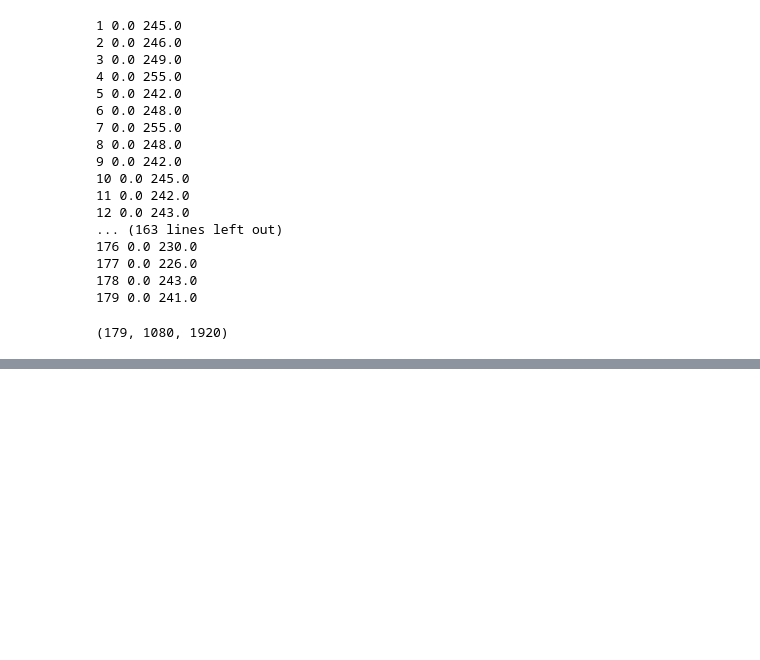
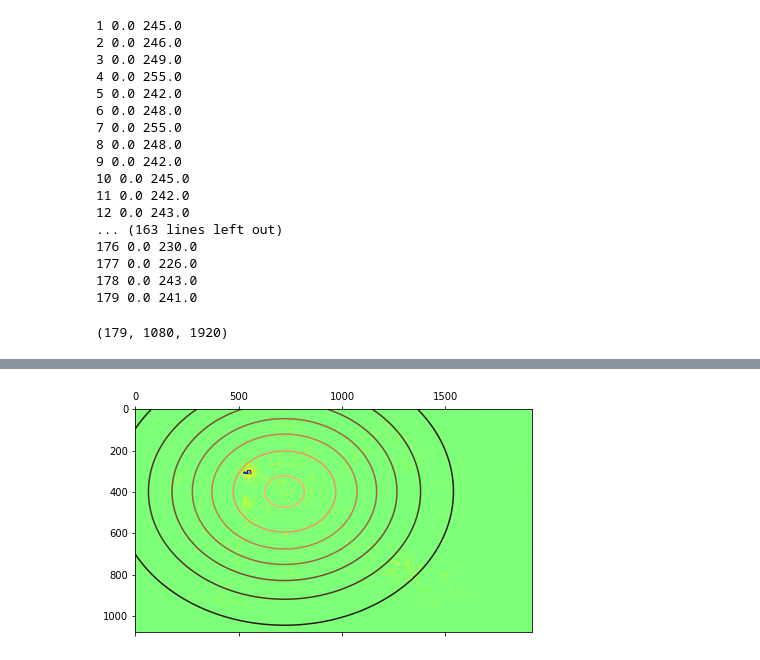
Before and after one commit to nuru-nu/moyo, a Jupyter notebook: notebooks/pixel_mapping.ipynb, the cells around one changed output, grey strips where cells are left out. Cells and saved outputs as stored; diff of their text form; code cells hidden in the pictures; blank space fills up the shorter version.

Commit message:
Parameters tuned mapping looking good.

```diff
--- a/notebooks/pixel_mapping.ipynb
+++ b/notebooks/pixel_mapping.ipynb
@@ -141,0 +177,11 @@ for idx, co in enumerate(pixel_cos):
+# %%
+plt.matshow(data[0], cmap='jet')
+
+params = fitgaussian(data[0])
+fit = gaussian(*params)
+
+plt.contour(fit(*np.indices(data.shape[1:])), cmap=plt.cm.copper)
+ax = plt.gca()
+(height, x, y, width_x, width_y) = params
+# %% [output]
+[figure, added]
```
Also changed, not shown: parts of 13 cells of this notebook.
